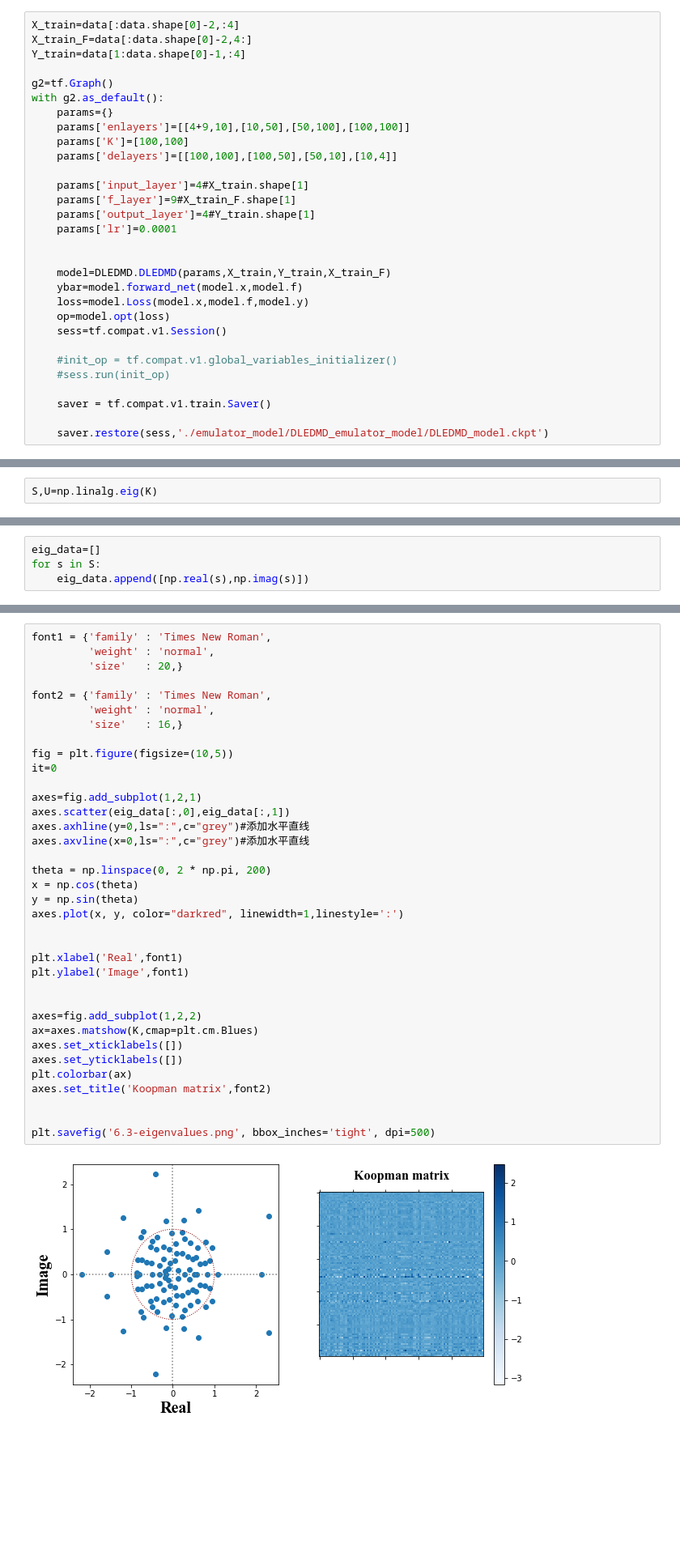
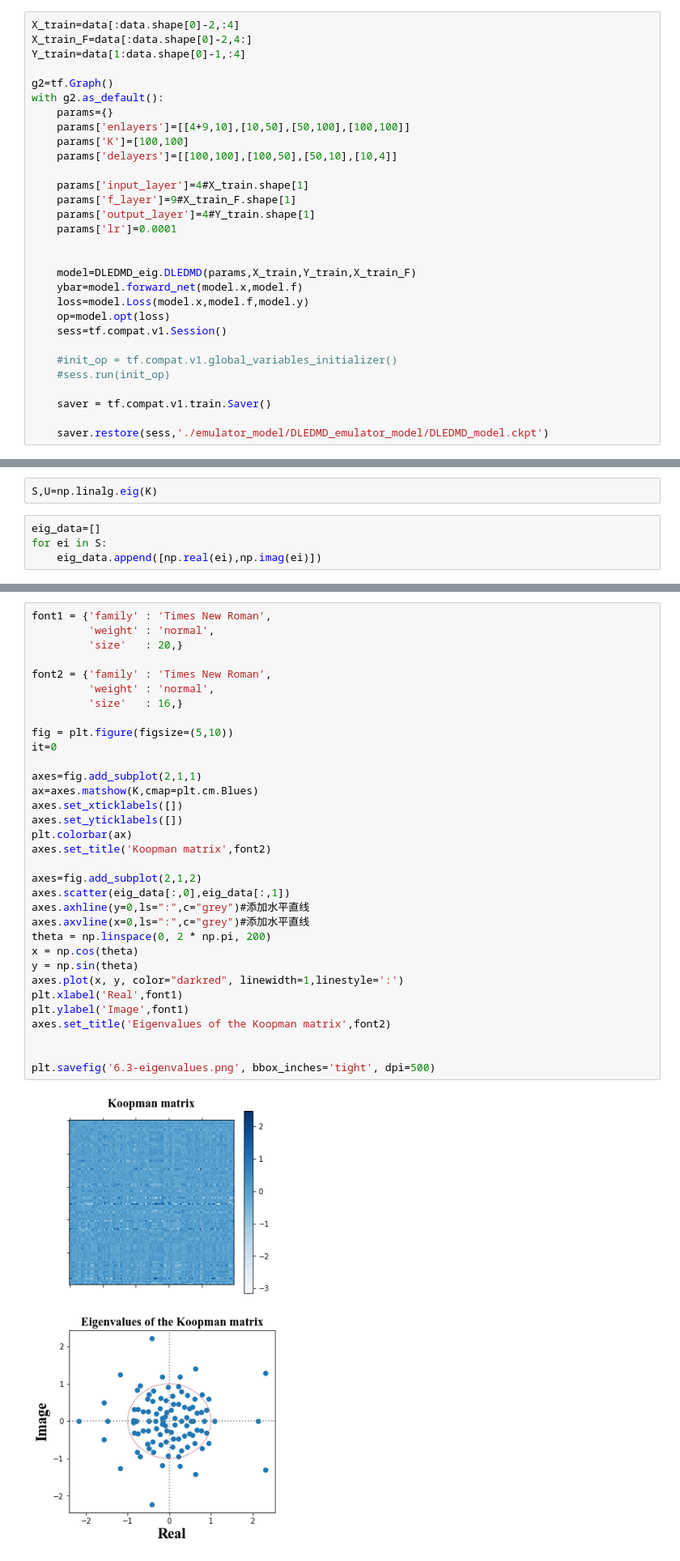
Before and after one commit to DantEzio/Koopman-Emulator-RL, a Jupyter notebook: Koopman-Emulator-RL/6.1.1/Eigenvalue.ipynb, the cells around one changed output, grey strips where cells are left out. Shown at 81% size. Drawn from its saved outputs; the diff is of its cells as text; blank space fills up the shorter version.

Commit message:
Update figures

```diff
--- a/Koopman-Emulator-RL/6.1.1/Eigenvalue.ipynb
+++ b/Koopman-Emulator-RL/6.1.1/Eigenvalue.ipynb
@@ -94,7 +94,7 @@ with g2.as_default():
     params['lr']=0.0001
 
 
-    model=DLEDMD.DLEDMD(params,X_train,Y_train,X_train_F)
+    model=DLEDMD_eig.DLEDMD(params,X_train,Y_train,X_train_F)
     ybar=model.forward_net(model.x,model.f)
     loss=model.Loss(model.x,model.f,model.y)
     op=model.opt(loss)
@@ -117,3 +117,7 @@ K=sess.run(model.weights['K'])
 u,s,v=np.linalg.svd(K)
 # %%
 S,U=np.linalg.eig(K)
+# %%
+eig_data=[]
+for ei in S:
+    eig_data.append([np.real(ei),np.imag(ei)])
@@ -125,7 +131,3 @@ plt.savefig('6.3-singular.png', bbox_inches='tight', dpi=500)
 [figure]
 # %% [markdown]
 # Draw Matrix
-# %%
-eig_data=[]
-for s in S:
-    eig_data.append([np.real(s),np.imag(s)])
@@ -134,40 +134,37 @@ eig_data=np.array(eig_data)
 # %%
 font1 = {'family' : 'Times New Roman',
          'weight' : 'normal',
          'size'   : 20,}
 
 font2 = {'family' : 'Times New Roman',
          'weight' : 'normal',
          'size'   : 16,}
 
-fig = plt.figure(figsize=(10,5))
+fig = plt.figure(figsize=(5,10))
 it=0
 
-axes=fig.add_subplot(1,2,1)
-axes.scatter(eig_data[:,0],eig_data[:,1])
-axes.axhline(y=0,ls=":",c="grey")#添加水平直线
-axes.axvline(x=0,ls=":",c="grey")#添加水平直线
-
-theta = np.linspace(0, 2 * np.pi, 200)
-x = np.cos(theta)
-y = np.sin(theta)
-axes.plot(x, y, color="darkred", linewidth=1,linestyle=':')
-
-
-plt.xlabel('Real',font1)
-plt.ylabel('Image',font1)
-
-
-axes=fig.add_subplot(1,2,2)
+axes=fig.add_subplot(2,1,1)
 ax=axes.matshow(K,cmap=plt.cm.Blues)
 axes.set_xticklabels([])
 axes.set_yticklabels([])
 plt.colorbar(ax)
 axes.set_title('Koopman matrix',font2)
 
+axes=fig.add_subplot(2,1,2)
+axes.scatter(eig_data[:,0],eig_data[:,1])
+axes.axhline(y=0,ls=":",c="grey")#添加水平直线
+axes.axvline(x=0,ls=":",c="grey")#添加水平直线
+theta = np.linspace(0, 2 * np.pi, 200)
+x = np.cos(theta)
+y = np.sin(theta)
+axes.plot(x, y, color="darkred", linewidth=1,linestyle=':')
+plt.xlabel('Real',font1)
+plt.ylabel('Image',font1)
+axes.set_title('Eigenvalues of the Koopman matrix',font2)
+
 
 plt.savefig('6.3-eigenvalues.png', bbox_inches='tight', dpi=500)
 # %% [output]
-[figure, old version]
+[figure, new version]
 # %% [markdown]
 # Draw singular fig
```
Also changed, not shown: parts of 8 cells of this notebook, 6 other files.
